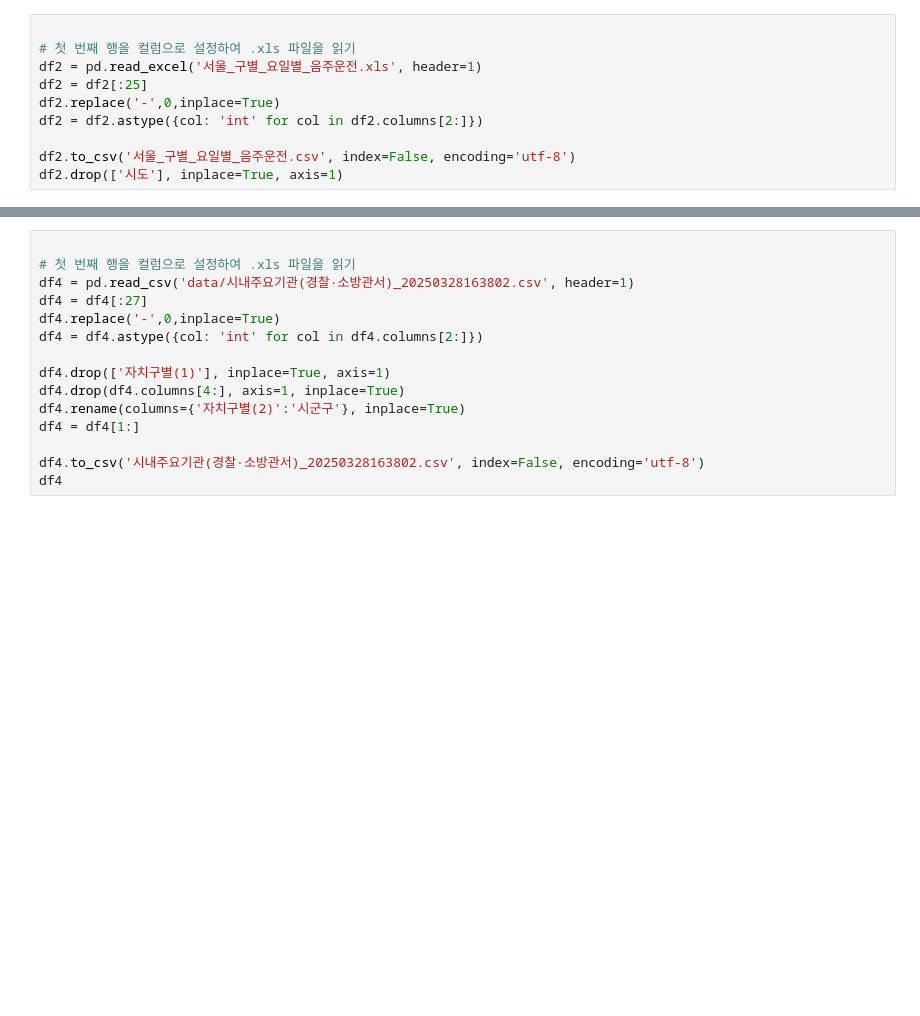
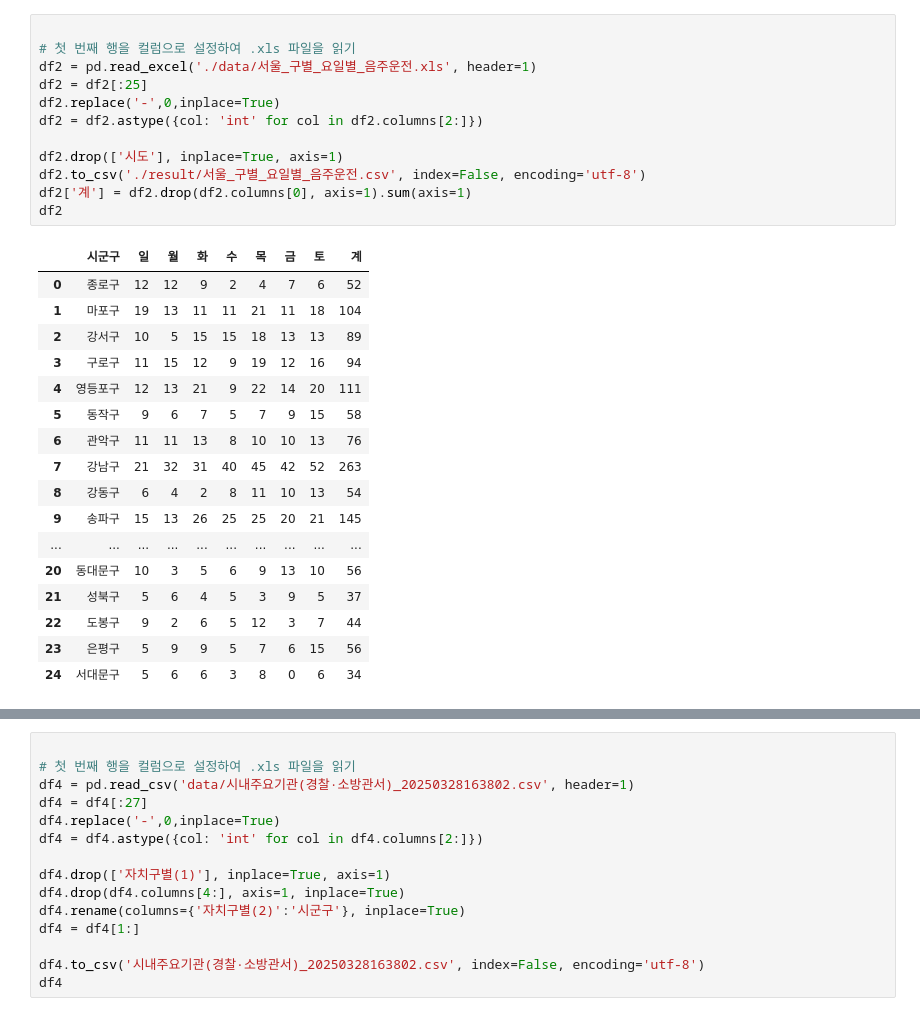
Before and after one commit to Yuu-Yur/DDProject, a Jupyter notebook: DDdataPreProcessing.ipynb, the cells around one changed output, grey strips where cells are left out. Saved outputs shown, nothing was run; the diff lists cells and outputs as text; blank space fills up the shorter version.

```diff
--- a/DDdataPreProcessing.ipynb
+++ b/DDdataPreProcessing.ipynb
@@ -39,13 +40,33 @@ df1
 # %%
 
 # 첫 번째 행을 컬럼으로 설정하여 .xls 파일을 읽기
-df2 = pd.read_excel('서울_구별_요일별_음주운전.xls', header=1)
+df2 = pd.read_excel('./data/서울_구별_요일별_음주운전.xls', header=1)
 df2 = df2[:25]
 df2.replace('-',0,inplace=True)
 df2 = df2.astype({col: 'int' for col in df2.columns[2:]})
 
-df2.to_csv('서울_구별_요일별_음주운전.csv', index=False, encoding='utf-8')
 df2.drop(['시도'], inplace=True, axis=1)
+df2.to_csv('./result/서울_구별_요일별_음주운전.csv', index=False, encoding='utf-8')
+df2['계'] = df2.drop(df2.columns[0], axis=1).sum(axis=1)
+df2
+# %% [output]
+|  | 시군구 | 일 | 월 | 화 | 수 | 목 | 금 | 토 | 계 |
+| 0 | 종로구 | 12 | 12 | 9 | 2 | 4 | 7 | 6 | 52 |
+| 1 | 마포구 | 19 | 13 | 11 | 11 | 21 | 11 | 18 | 104 |
+| 2 | 강서구 | 10 | 5 | 15 | 15 | 18 | 13 | 13 | 89 |
+| 3 | 구로구 | 11 | 15 | 12 | 9 | 19 | 12 | 16 | 94 |
+| 4 | 영등포구 | 12 | 13 | 21 | 9 | 22 | 14 | 20 | 111 |
+| 5 | 동작구 | 9 | 6 | 7 | 5 | 7 | 9 | 15 | 58 |
+| 6 | 관악구 | 11 | 11 | 13 | 8 | 10 | 10 | 13 | 76 |
+| 7 | 강남구 | 21 | 32 | 31 | 40 | 45 | 42 | 52 | 263 |
+| 8 | 강동구 | 6 | 4 | 2 | 8 | 11 | 10 | 13 | 54 |
+| 9 | 송파구 | 15 | 13 | 26 | 25 | 25 | 20 | 21 | 145 |
+| ... | ... | ... | ... | ... | ... | ... | ... | ... | ... |
+| 20 | 동대문구 | 10 | 3 | 5 | 6 | 9 | 13 | 10 | 56 |
+| 21 | 성북구 | 5 | 6 | 4 | 5 | 3 | 9 | 5 | 37 |
+| 22 | 도봉구 | 9 | 2 | 6 | 5 | 12 | 3 | 7 | 44 |
+| 23 | 은평구 | 5 | 9 | 9 | 5 | 7 | 6 | 15 | 56 |
+| 24 | 서대문구 | 5 | 6 | 6 | 3 | 8 | 0 | 6 | 34 |
 # %%
 
 # 첫 번째 행을 컬럼으로 설정하여 .xls 파일을 읽기
```
Also changed, not shown: parts of 13 cells of this notebook, 3 other files.
